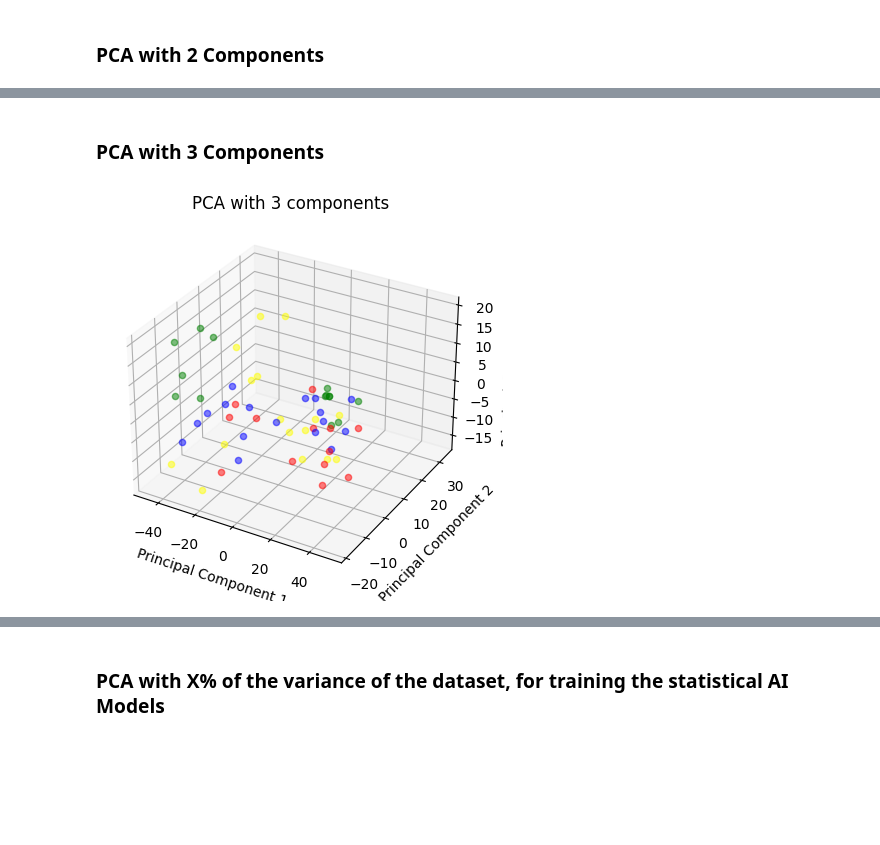
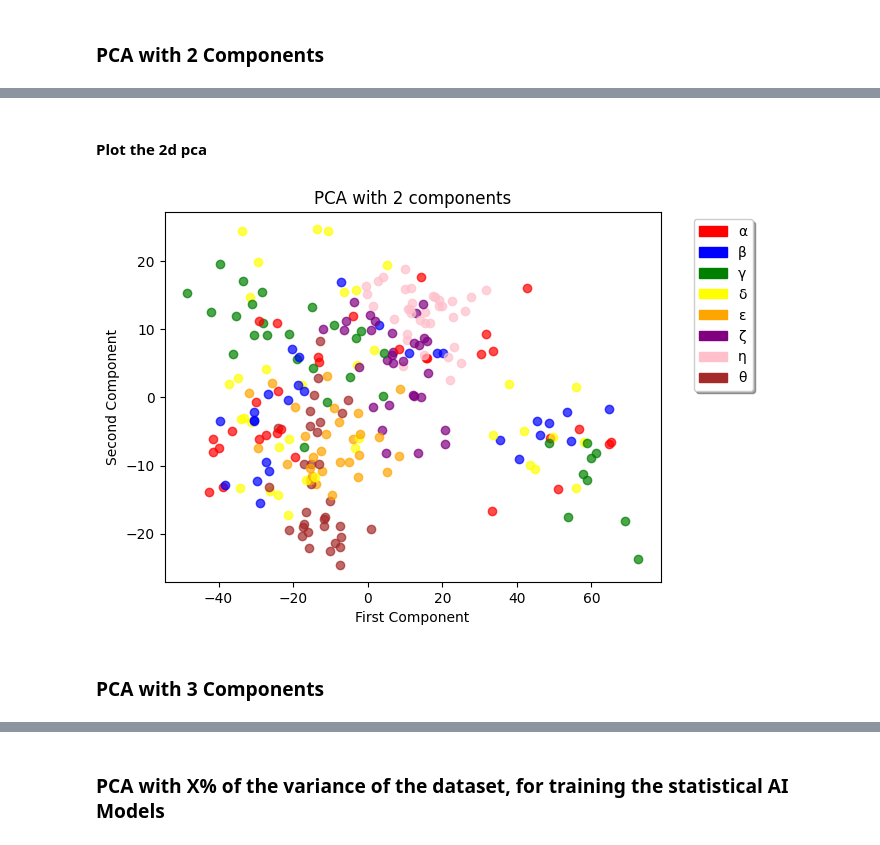
Before and after one commit to Gpanaritis/Handwriting-Sensor-Recognition, a Jupyter notebook: src/aiot_project_2023.ipynb, the cells around one changed output, grey strips where cells are left out. Cells and saved outputs as stored; diff of their text form; code cells hidden in the pictures; blank space fills up the shorter version.

```diff
--- a/src/aiot_project_2023.ipynb
+++ b/src/aiot_project_2023.ipynb
@@ -354,3 +303,38 @@ plt.show()
+# %% [markdown]
+#### Plot the 2d pca
+# %%
+fig, ax = plt.subplots()
+
+# Create empty lists to store legend handles and labels
+legend_handles = []
+legend_labels = []
+
+# Iterate through the transformed data, organized by group
+for i, x in enumerate(transformed_x):
+    label = labels[y_train[i]]
+    color = colors[y_train[i]]
+    ax.scatter(x[0], x[1], alpha=0.7, label=label, color=color)
+
+    # Append a patch with custom color to the legend_handles list
+    if label not in legend_labels:
+        legend_patch = mpatches.Patch(color=color, label=label)
+        legend_handles.append(legend_patch)
+        legend_labels.append(label)
+
+# Sort the legend labels alphabetically
+sorted_legend_labels = sorted(legend_labels)
+
+# Create a new list of sorted legend handles corresponding to the sorted labels
+sorted_legend_handles = [legend_handles[legend_labels.index(label)] for label in sorted_legend_labels]
+
+# Add the custom legend using the created handles and labels
+ax.legend(handles=sorted_legend_handles, labels=sorted_legend_labels, loc='upper right', bbox_to_anchor=(1.2, 1), ncol=1, fancybox=True, shadow=True)
+ax.set_xlabel("First Component")
+ax.set_ylabel("Second Component")
+ax.set_title("PCA with 2 components")
+plt.show()
+# %% [output]
+[figure, added]
 # %%
 # pca_explained_variance_bar(pca_object, alpha=0.8)
 # %%
@@ -360,16 +344,3 @@ plt.show()
 # %%
 pca = PCA(n_components=3)
 transformed_x = pca.fit_transform(train_data_scaled)
-
-fig = plt.figure()
-ax = fig.add_subplot(111, projection='3d')
-for i,x in enumerate(transformed_x):
-    ax.scatter(x[0], x[1], x[2], alpha=0.5, label="PCA", color=colors[y_train[i]])
-ax.set_xlabel("Principal Component 1")
-ax.set_ylabel("Principal Component 2")
-ax.set_zlabel("Principal Component 3")
-ax.set_title("PCA with 3 components")
-ax.xaxis.grid(True)
-plt.show()
-# %% [output]
-[figure, removed]
```
Also changed, not shown: parts of 77 cells of this notebook, 2 other files.
